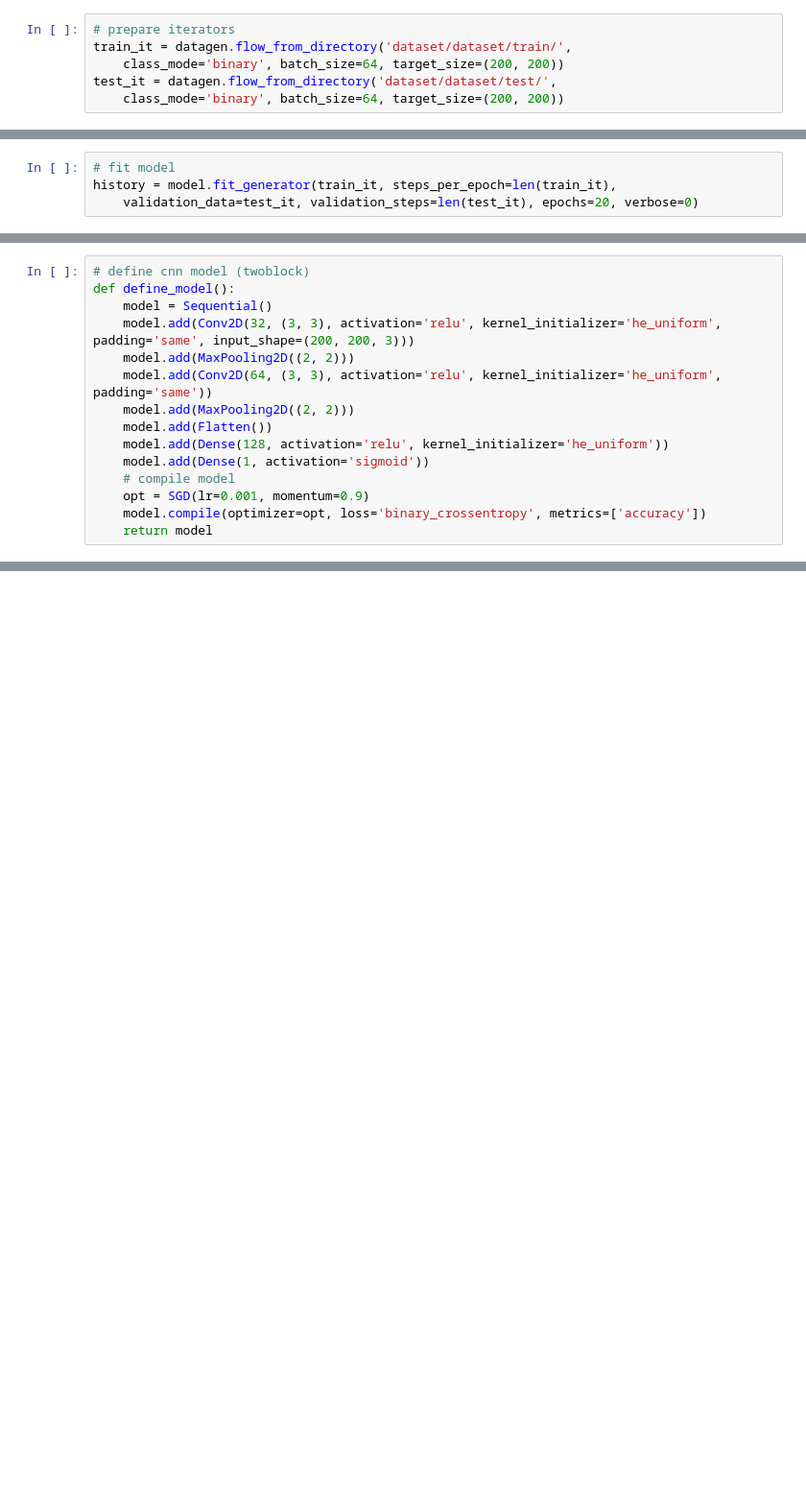
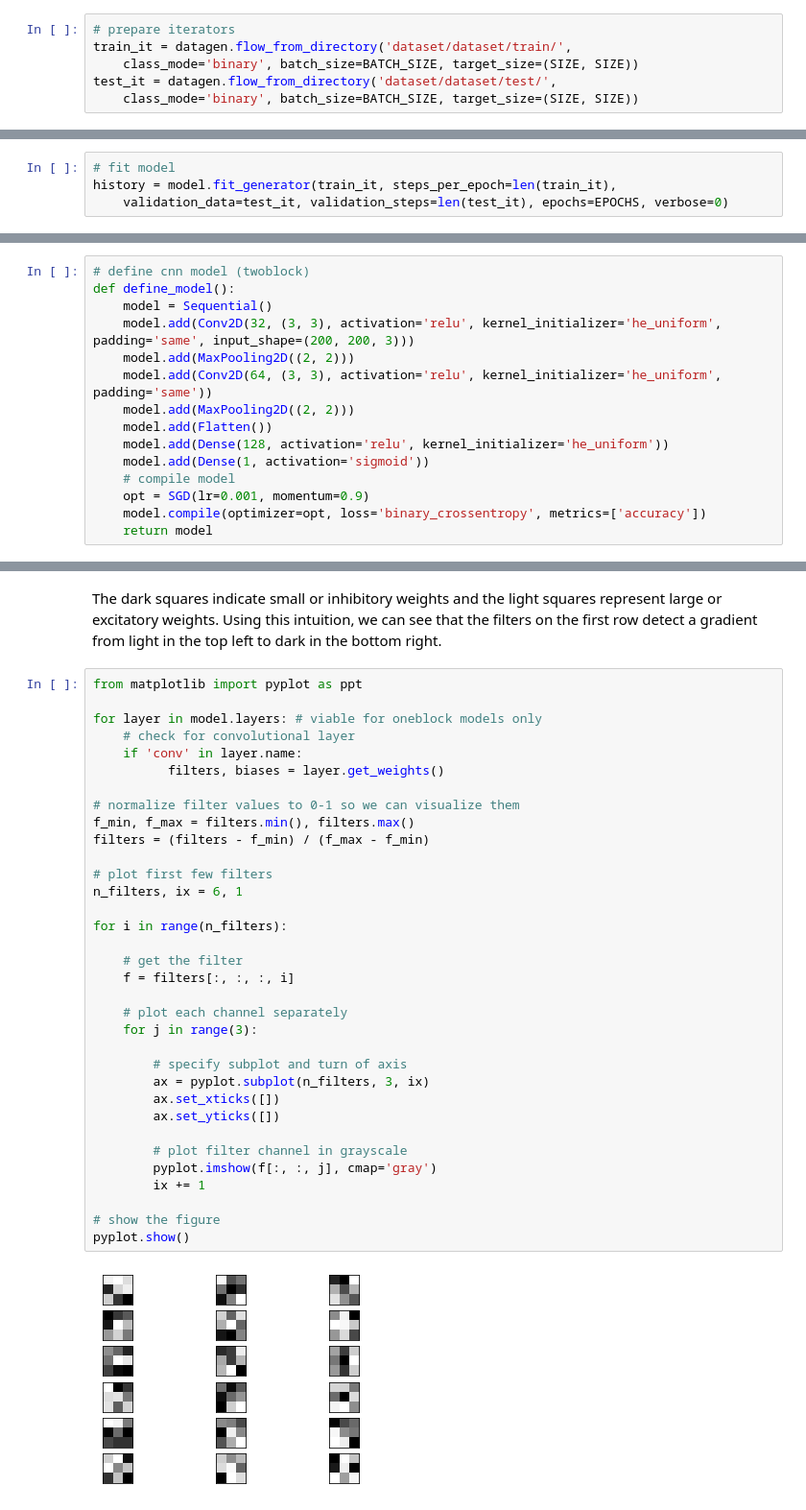
Before and after one commit to sweeneyngo/furspect, a Jupyter notebook: furspect.ipynb, the cells around one changed output, grey strips where cells are left out. Shown at 96% size. Cells and saved outputs as stored; diff of their text form; blank space fills up the shorter version.

```diff
--- a/furspect.ipynb
+++ b/furspect.ipynb
@@ -163,9 +376,9 @@ We can use the flow_from_directory() function on the data generator and create o
 # %%
 # prepare iterators
 train_it = datagen.flow_from_directory('dataset/dataset/train/',
-	class_mode='binary', batch_size=64, target_size=(200, 200))
+	class_mode='binary', batch_size=BATCH_SIZE, target_size=(SIZE, SIZE))
 test_it = datagen.flow_from_directory('dataset/dataset/test/',
-	class_mode='binary', batch_size=64, target_size=(200, 200))
+	class_mode='binary', batch_size=BATCH_SIZE, target_size=(SIZE, SIZE))
 # %% [output]
 Found 1990 images belonging to 2 classes.
 Found 479 images belonging to 2 classes.
@@ -176,7 +387,7 @@ The model will be fit for 20 epochs, a small number to check if the model can le
 # %%
 # fit model
 history = model.fit_generator(train_it, steps_per_epoch=len(train_it),
-	validation_data=test_it, validation_steps=len(test_it), epochs=20, verbose=0)
+	validation_data=test_it, validation_steps=len(test_it), epochs=EPOCHS, verbose=0)
 # %% [markdown]
 Once fit, the final model can be evaluated on the test dataset directly and the classification accuracy reported.
 # %%
@@ -256,0 +539,38 @@ def define_model():
+# %% [markdown]
+The dark squares indicate small or inhibitory weights and the light squares represent large or excitatory weights. Using this intuition, we can see that the filters on the first row detect a gradient from light in the top left to dark in the bottom right.
+# %%
+from matplotlib import pyplot as ppt
+
+for layer in model.layers: # viable for oneblock models only
+	# check for convolutional layer
+	if 'conv' in layer.name:
+		  filters, biases = layer.get_weights()
+
+# normalize filter values to 0-1 so we can visualize them
+f_min, f_max = filters.min(), filters.max()
+filters = (filters - f_min) / (f_max - f_min)
+
+# plot first few filters
+n_filters, ix = 6, 1
+
+for i in range(n_filters):
+
+	# get the filter
+	f = filters[:, :, :, i]
+
+	# plot each channel separately
+	for j in range(3):
+
+		# specify subplot and turn of axis
+		ax = pyplot.subplot(n_filters, 3, ix)
+		ax.set_xticks([])
+		ax.set_yticks([])
+
+		# plot filter channel in grayscale
+		pyplot.imshow(f[:, :, j], cmap='gray')
+		ix += 1
+
+# show the figure
+pyplot.show()
+# %% [output]
+[figure, added]
```
Also changed, not shown: parts of 71 cells of this notebook.
